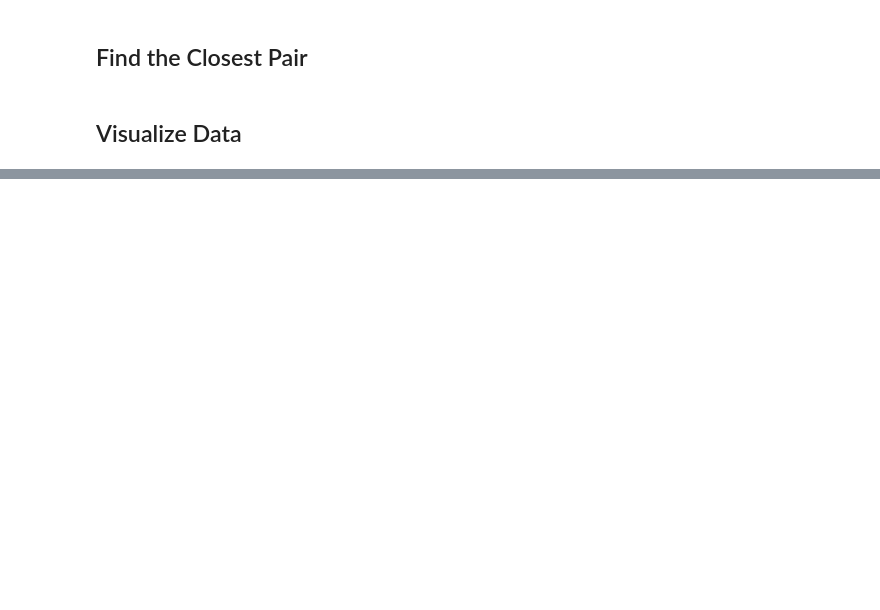
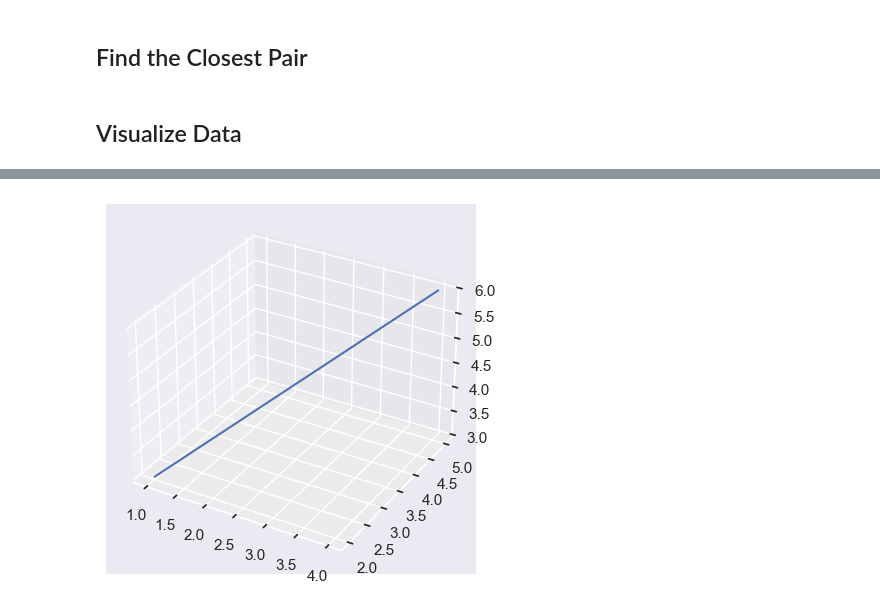
Before and after one commit to AlifioDitya/DNC-Closest-Pair-of-Points, a Jupyter notebook: src/main.ipynb, the cells around one changed output, grey strips where cells are left out. Drawn from its saved outputs; the diff is of its cells as text; code cells hidden in the pictures; blank space fills up the shorter version.

```diff
--- a/src/main.ipynb
+++ b/src/main.ipynb
@@ -26,0 +36,16 @@ z = np.random.rand(n)
+# %%
+# Create two Point objects
+p1 = Point(1, 2, 3)
+p2 = Point(4, 5, 6)
+
+# Create a new figure and 3D axis
+fig = plt.figure()
+ax = fig.add_subplot(111, projection='3d')
+
+# Plot a line between the two points
+ax.plot([p1[0], p2[0]], [p1[1], p2[1]], [p1[2], p2[2]])
+
+# Show the plot
+plt.show()
+# %% [output]
+[figure, added]
```
Also changed, not shown: parts of 3 cells of this notebook, 1 other file.
